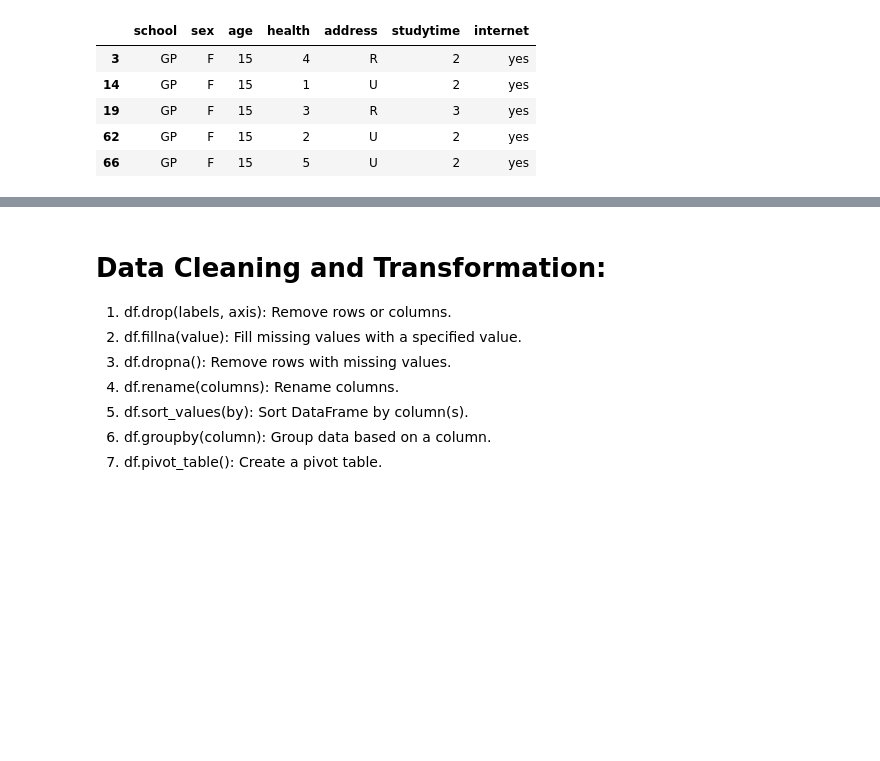
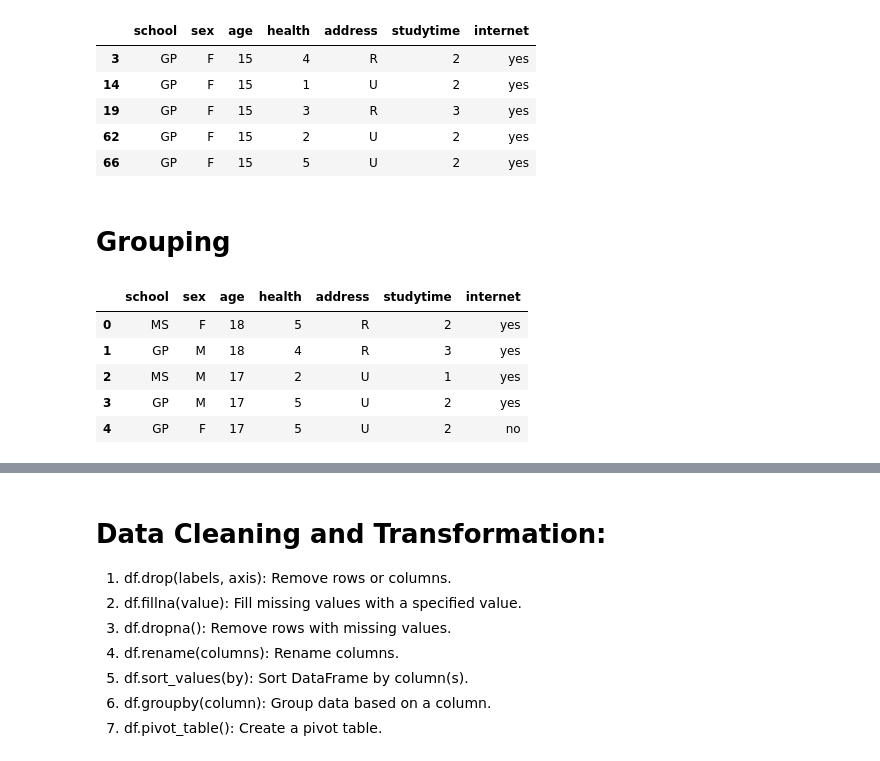
Before and after one commit to Harshraj77/data_science_and_ml_learning, a Jupyter notebook: pandas/zero_to_hero.ipynb, the cells around one changed output, grey strips where cells are left out. Saved outputs shown, nothing was run; the diff lists cells and outputs as text; code cells hidden in the pictures; blank space fills up the shorter version.

```diff
--- a/pandas/zero_to_hero.ipynb
+++ b/pandas/zero_to_hero.ipynb
@@ -495,3 +495,14 @@ df.sort_values(by=['age','sex']).head()
 | 19 | GP | F | 15 | 3 | R | 3 | yes |
 | 62 | GP | F | 15 | 2 | U | 2 | yes |
 | 66 | GP | F | 15 | 5 | U | 2 | yes |
+# %% [markdown]
+# Grouping
+# %%
+df.head()
+# %% [output]
+|  | school | sex | age | health | address | studytime | internet |
+| 0 | MS | F | 18 | 5 | R | 2 | yes |
+| 1 | GP | M | 18 | 4 | R | 3 | yes |
+| 2 | MS | M | 17 | 2 | U | 1 | yes |
+| 3 | GP | M | 17 | 5 | U | 2 | yes |
+| 4 | GP | F | 17 | 5 | U | 2 | no |
```
Also changed, not shown: parts of 2 cells of this notebook.
